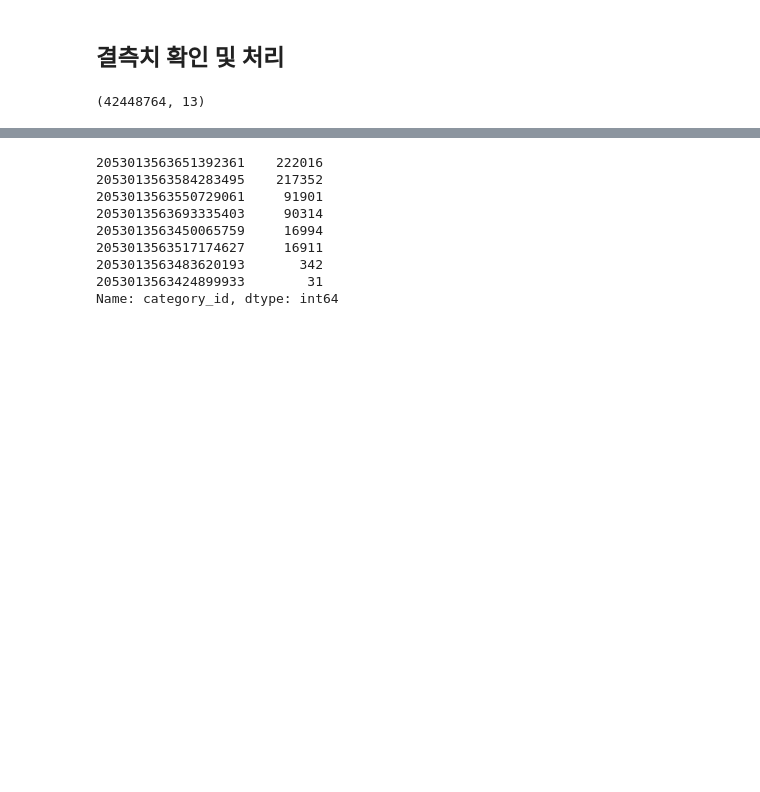
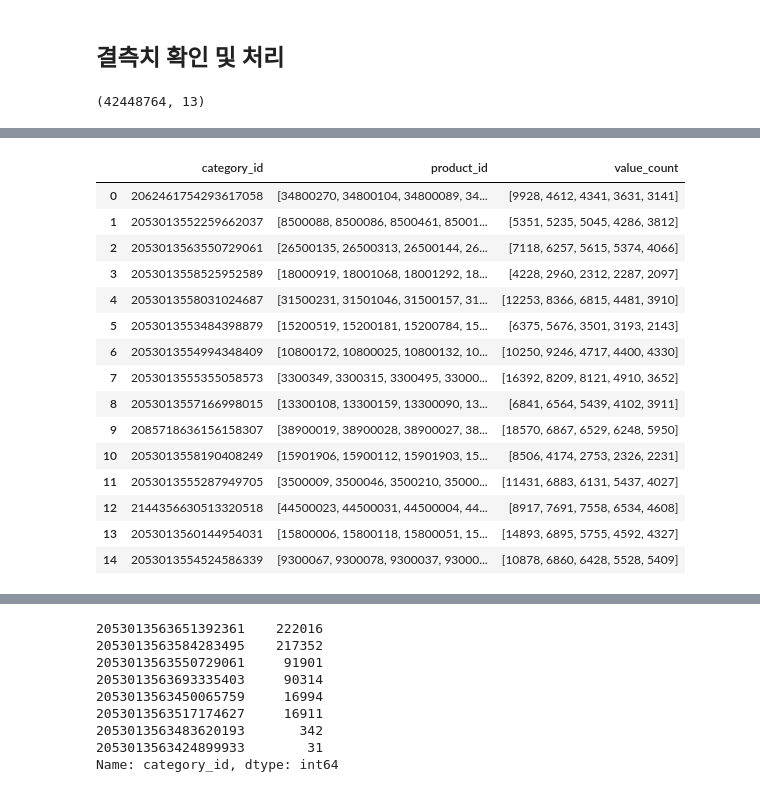
Before and after one commit to benidjor/ecommerce-behavior-data-analysis, a Jupyter notebook: tsj_data/2019_oct_eda.ipynb, the cells around one changed output, grey strips where cells are left out. Cells and saved outputs as stored; diff of their text form; code cells hidden in the pictures; blank space fills up the shorter version.

```diff
--- a/tsj_data/2019_oct_eda.ipynb
+++ b/tsj_data/2019_oct_eda.ipynb
@@ -277,6 +278,3 @@ plt.show()
 mod.shape
 # %% [output]
 (42448764, 13)
-# %%
-na_cond = (mod["category_code"].isna())
-mod[na_cond]["brand"].value_counts()
@@ -295,0 +290,40 @@ Name: brand, Length: 2405, dtype: int64
+# %%
+def null_list(df, col, idx_num=15):
+
+    na_cond = df["category_code"].isnull()                  # category_code가 NaN인 것 조건 설정
+    null_cat = df[na_cond][f"{col}"].value_counts()         # 위의 조건 적용한 것 중, 컬럼 이름 col인 것 value_counts()
+    null_cat_values = null_cat[idx_num:(idx_num+15)]        # value_counts()한 것들 15개 추려냄
+    null_cat_list = null_cat_values.keys().tolist()         # 추려낸 15개 list 생성
+
+    # 빈 데이터프레임 생성
+    df_2 = pd.DataFrame()
+
+    # null_cat_list에 있는 category_id로 for문 생성하여 product_id 탐색
+    for cat_id in null_cat_list:
+        cat_id_cond = (df["category_id"] == cat_id)
+        # category_id로 검색한 것의 product_id 숫자 많은 것 중 중복안된 5개 prod_id list로 설정
+        prod_id = df[cat_id_cond]["product_id"].value_counts().head(5).keys().tolist()
+        value_count = df[cat_id_cond]["product_id"].value_counts().head(5).tolist()
+        # 앞서 생성한 빈 데이터프레임에 category_id와 prod_id 채워넣음
+        df_2 = df_2.append(pd.DataFrame(
+            [[cat_id, prod_id, value_count]], columns=["category_id", "product_id", "value_count"])).reset_index(drop=True)
+    return df_2
+# %%
+null_list(mod, "category_id")
+# %% [output]
+|  | category_id | product_id | value_count |
+| 0 | 2062461754293617058 | [34800270, 34800104, 34800089, 34... | [9928, 4612, 4341, 3631, 3141] |
+| 1 | 2053013552259662037 | [8500088, 8500086, 8500461, 85001... | [5351, 5235, 5045, 4286, 3812] |
+| 2 | 2053013563550729061 | [26500135, 26500313, 26500144, 26... | [7118, 6257, 5615, 5374, 4066] |
+| 3 | 2053013558525952589 | [18000919, 18001068, 18001292, 18... | [4228, 2960, 2312, 2287, 2097] |
+| 4 | 2053013558031024687 | [31500231, 31501046, 31500157, 31... | [12253, 8366, 6815, 4481, 3910] |
+| 5 | 2053013553484398879 | [15200519, 15200181, 15200784, 15... | [6375, 5676, 3501, 3193, 2143] |
+| 6 | 2053013554994348409 | [10800172, 10800025, 10800132, 10... | [10250, 9246, 4717, 4400, 4330] |
+| 7 | 2053013555355058573 | [3300349, 3300315, 3300495, 33000... | [16392, 8209, 8121, 4910, 3652] |
+| 8 | 2053013557166998015 | [13300108, 13300159, 13300090, 13... | [6841, 6564, 5439, 4102, 3911] |
+| 9 | 2085718636156158307 | [38900019, 38900028, 38900027, 38... | [18570, 6867, 6529, 6248, 5950] |
+| 10 | 2053013558190408249 | [15901906, 15900112, 15901903, 15... | [8506, 4174, 2753, 2326, 2231] |
+| 11 | 2053013555287949705 | [3500009, 3500046, 3500210, 35000... | [11431, 6883, 6131, 5437, 4027] |
+| 12 | 2144356630513320518 | [44500023, 44500031, 44500004, 44... | [8917, 7691, 7558, 6534, 4608] |
+| 13 | 2053013560144954031 | [15800006, 15800118, 15800051, 15... | [14893, 6895, 5755, 4592, 4327] |
+| 14 | 2053013554524586339 | [9300067, 9300078, 9300037, 93000... | [10878, 6860, 6428, 5528, 5409] |
```
Also changed, not shown: parts of 34 cells of this notebook.
